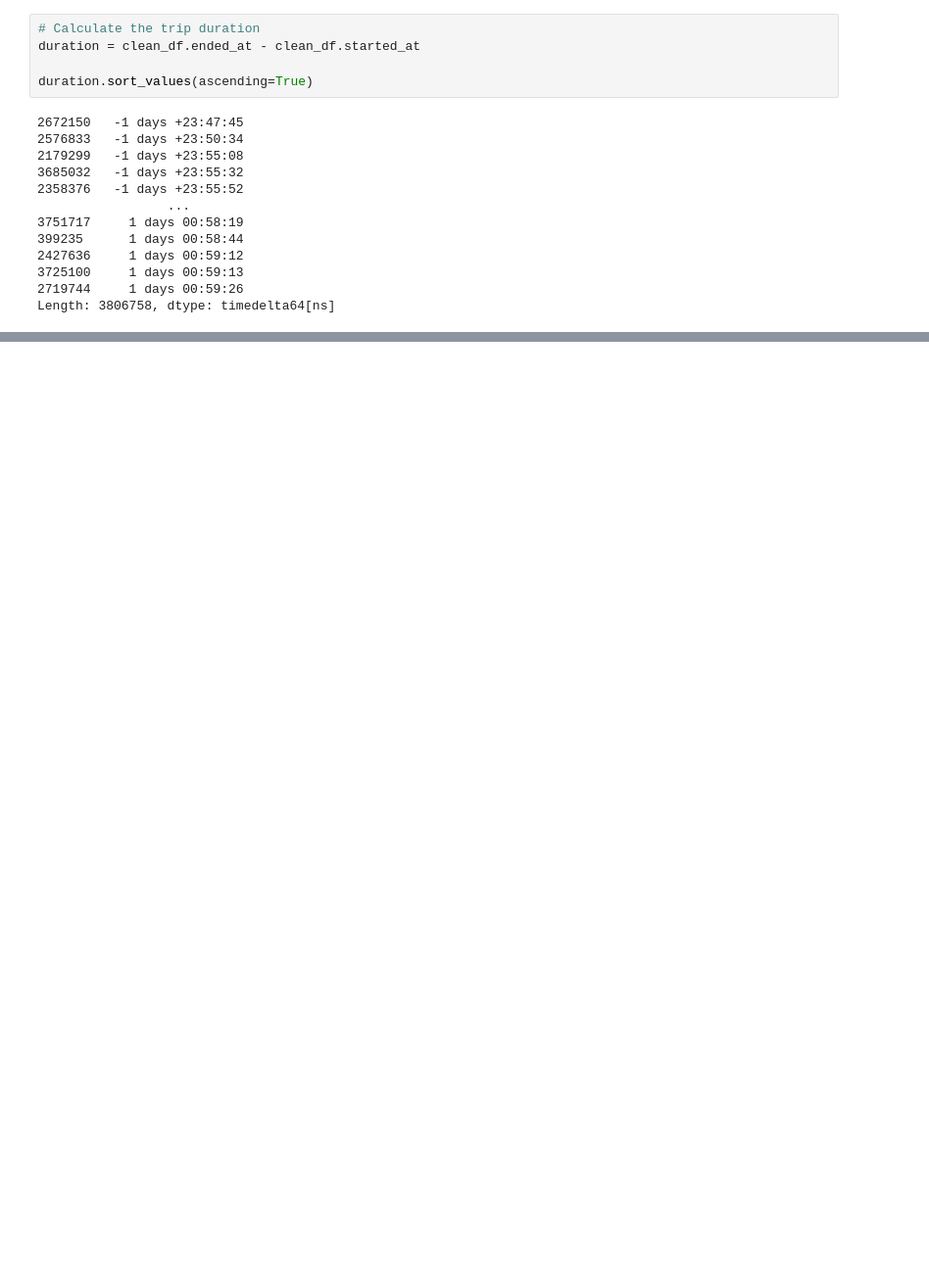
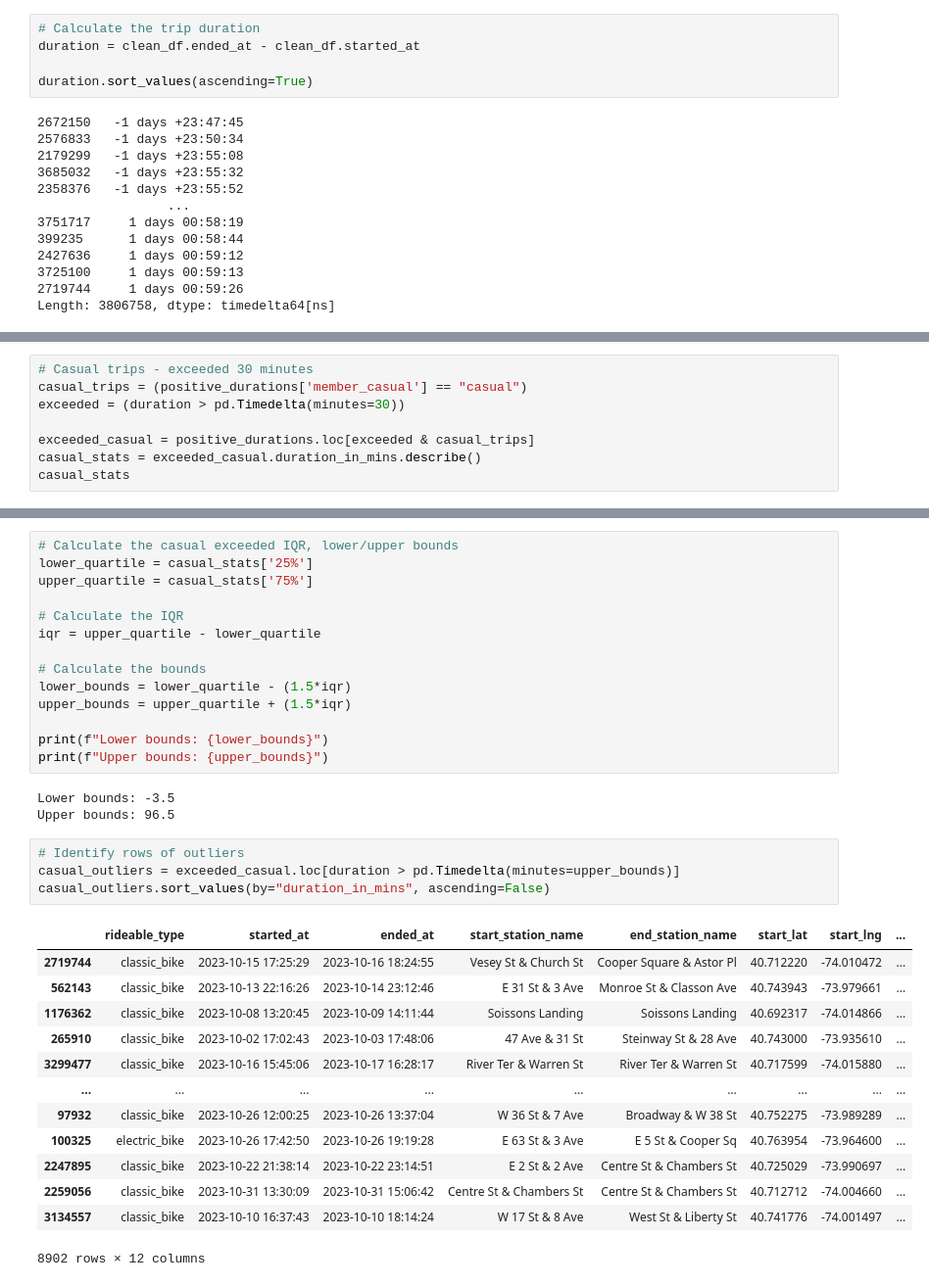
Before and after one commit to alyssahondrade/citibike-tableau, a Jupyter notebook: data_cleaning.ipynb, the cells around one changed output, grey strips where cells are left out. Shown at 98% size. Drawn from its saved outputs; the diff is of its cells as text; blank space fills up the shorter version.

```diff
--- a/data_cleaning.ipynb
+++ b/data_cleaning.ipynb
@@ -515,0 +428,8 @@ clean_df.loc[clean_df['rideable_type'] == "docked_bike"]
+# %%
+# Casual trips - exceeded 30 minutes
+casual_trips = (positive_durations['member_casual'] == "casual")
+exceeded = (duration > pd.Timedelta(minutes=30))
+
+exceeded_casual = positive_durations.loc[exceeded & casual_trips]
+casual_stats = exceeded_casual.duration_in_mins.describe()
+casual_stats
@@ -515,0 +446,35 @@ clean_df.loc[clean_df['rideable_type'] == "docked_bike"]
+# %%
+# Calculate the casual exceeded IQR, lower/upper bounds
+lower_quartile = casual_stats['25%']
+upper_quartile = casual_stats['75%']
+
+# Calculate the IQR
+iqr = upper_quartile - lower_quartile
+
+# Calculate the bounds
+lower_bounds = lower_quartile - (1.5*iqr)
+upper_bounds = upper_quartile + (1.5*iqr)
+
+print(f"Lower bounds: {lower_bounds}")
+print(f"Upper bounds: {upper_bounds}")
+# %% [output]
+Lower bounds: -3.5
+Upper bounds: 96.5
+# %%
+# Identify rows of outliers
+casual_outliers = exceeded_casual.loc[duration > pd.Timedelta(minutes=upper_bounds)]
+casual_outliers.sort_values(by="duration_in_mins", ascending=False)
+# %% [output]
+|  | rideable_type | started_at | ended_at | start_station_name | end_station_name | start_lat | start_lng | ... |
+| 2719744 | classic_bike | 2023-10-15 17:25:29 | 2023-10-16 18:24:55 | Vesey St & Church St | Cooper Square & Astor Pl | 40.712220 | -74.010472 | ... |
+| 562143 | classic_bike | 2023-10-13 22:16:26 | 2023-10-14 23:12:46 | E 31 St & 3 Ave | Monroe St & Classon Ave | 40.743943 | -73.979661 | ... |
+| 1176362 | classic_bike | 2023-10-08 13:20:45 | 2023-10-09 14:11:44 | Soissons Landing | Soissons Landing | 40.692317 | -74.014866 | ... |
+| 265910 | classic_bike | 2023-10-02 17:02:43 | 2023-10-03 17:48:06 | 47 Ave & 31 St | Steinway St & 28 Ave | 40.743000 | -73.935610 | ... |
+| 3299477 | classic_bike | 2023-10-16 15:45:06 | 2023-10-17 16:28:17 | River Ter & Warren St | River Ter & Warren St | 40.717599 | -74.015880 | ... |
+| ... | ... | ... | ... | ... | ... | ... | ... | ... |
+| 97932 | classic_bike | 2023-10-26 12:00:25 | 2023-10-26 13:37:04 | W 36 St & 7 Ave | Broadway & W 38 St | 40.752275 | -73.989289 | ... |
+| 100325 | electric_bike | 2023-10-26 17:42:50 | 2023-10-26 19:19:28 | E 63 St & 3 Ave | E 5 St & Cooper Sq | 40.763954 | -73.964600 | ... |
+| 2247895 | classic_bike | 2023-10-22 21:38:14 | 2023-10-22 23:14:51 | E 2 St & 2 Ave | Centre St & Chambers St | 40.725029 | -73.990697 | ... |
+| 2259056 | classic_bike | 2023-10-31 13:30:09 | 2023-10-31 15:06:42 | Centre St & Chambers St | Centre St & Chambers St | 40.712712 | -74.004660 | ... |
+| 3134557 | classic_bike | 2023-10-10 16:37:43 | 2023-10-10 18:14:24 | W 17 St & 8 Ave | West St & Liberty St | 40.741776 | -74.001497 | ... |
+8902 rows × 12 columns
```
Also changed, not shown: parts of 43 cells of this notebook.
